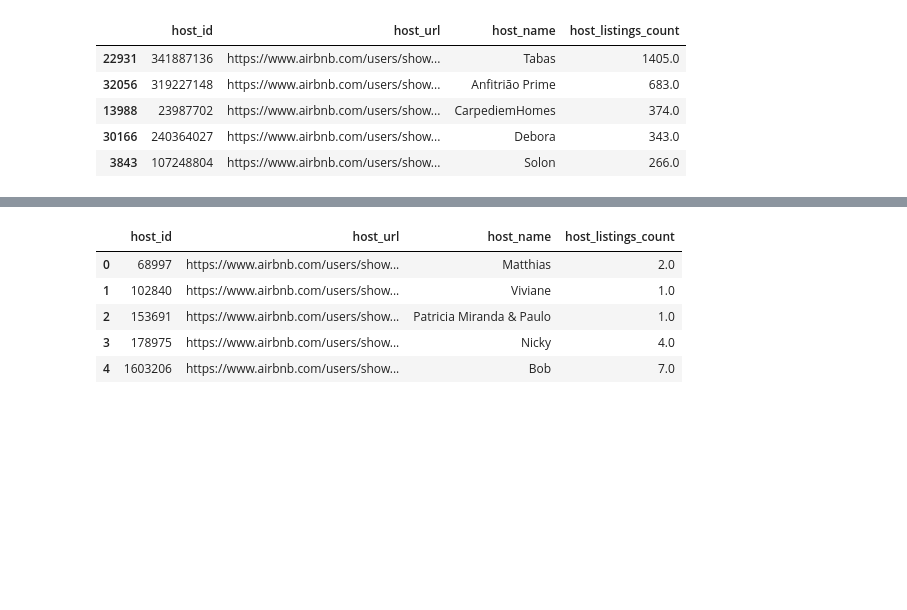
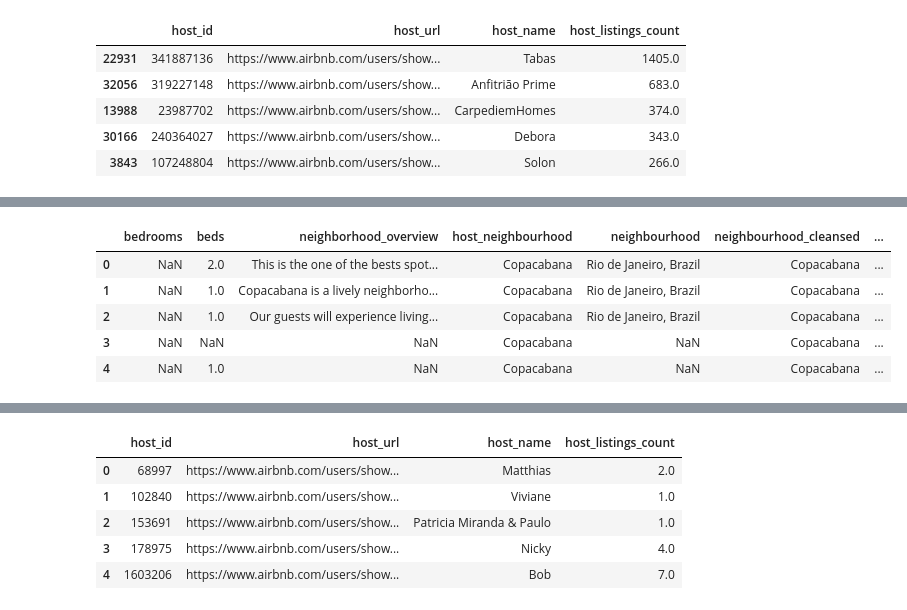
Before and after one commit to gnlins/GitSantander2024_2, a Jupyter notebook: airbnb.ipynb, the cells around one changed output, grey strips where cells are left out. Drawn from its saved outputs; the diff is of its cells as text; code cells hidden in the pictures; blank space fills up the shorter version.

```diff
--- a/airbnb.ipynb
+++ b/airbnb.ipynb
@@ -150,0 +253,11 @@ host_listings.sort_values(by='host_listings_count', ascending=False).drop_duplic
+# %%
+listings_beds = listings_csv_full[['bedrooms','beds']+[i for i in listings_csv_full.columns if 'neigh' in i]]
+# %%
+listings_beds.head()
+# %% [output]
+|  | bedrooms | beds | neighborhood_overview | host_neighbourhood | neighbourhood | neighbourhood_cleansed | ... |
+| 0 | NaN | 2.0 | This is the one of the bests spot... | Copacabana | Rio de Janeiro, Brazil | Copacabana | ... |
+| 1 | NaN | 1.0 | Copacabana is a lively neighborho... | Copacabana | Rio de Janeiro, Brazil | Copacabana | ... |
+| 2 | NaN | 1.0 | Our guests will experience living... | Copacabana | Rio de Janeiro, Brazil | Copacabana | ... |
+| 3 | NaN | NaN | NaN | Copacabana | NaN | Copacabana | ... |
+| 4 | NaN | 1.0 | NaN | Copacabana | NaN | Copacabana | ... |
```
Also changed, not shown: parts of 20 cells of this notebook.
